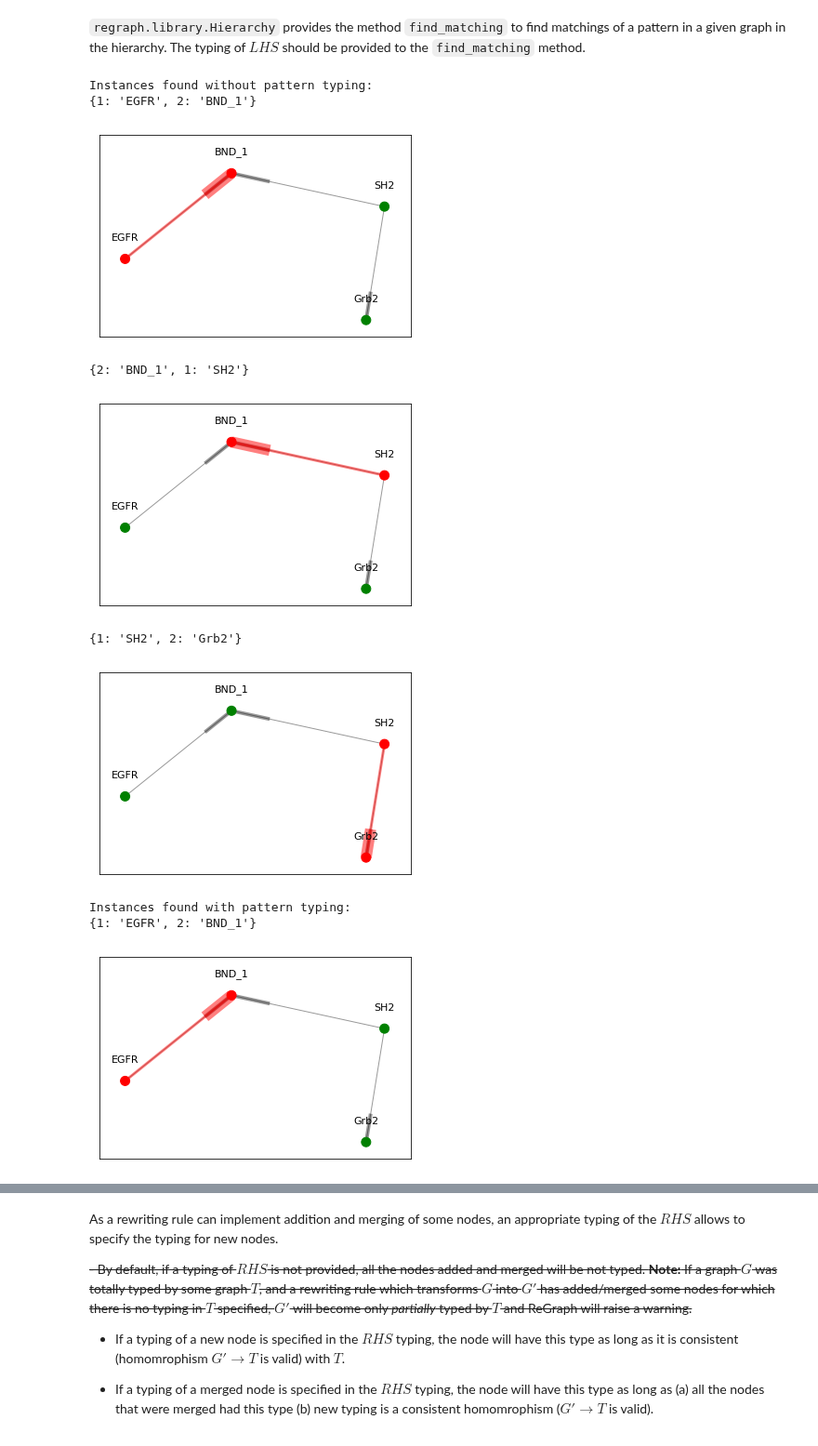
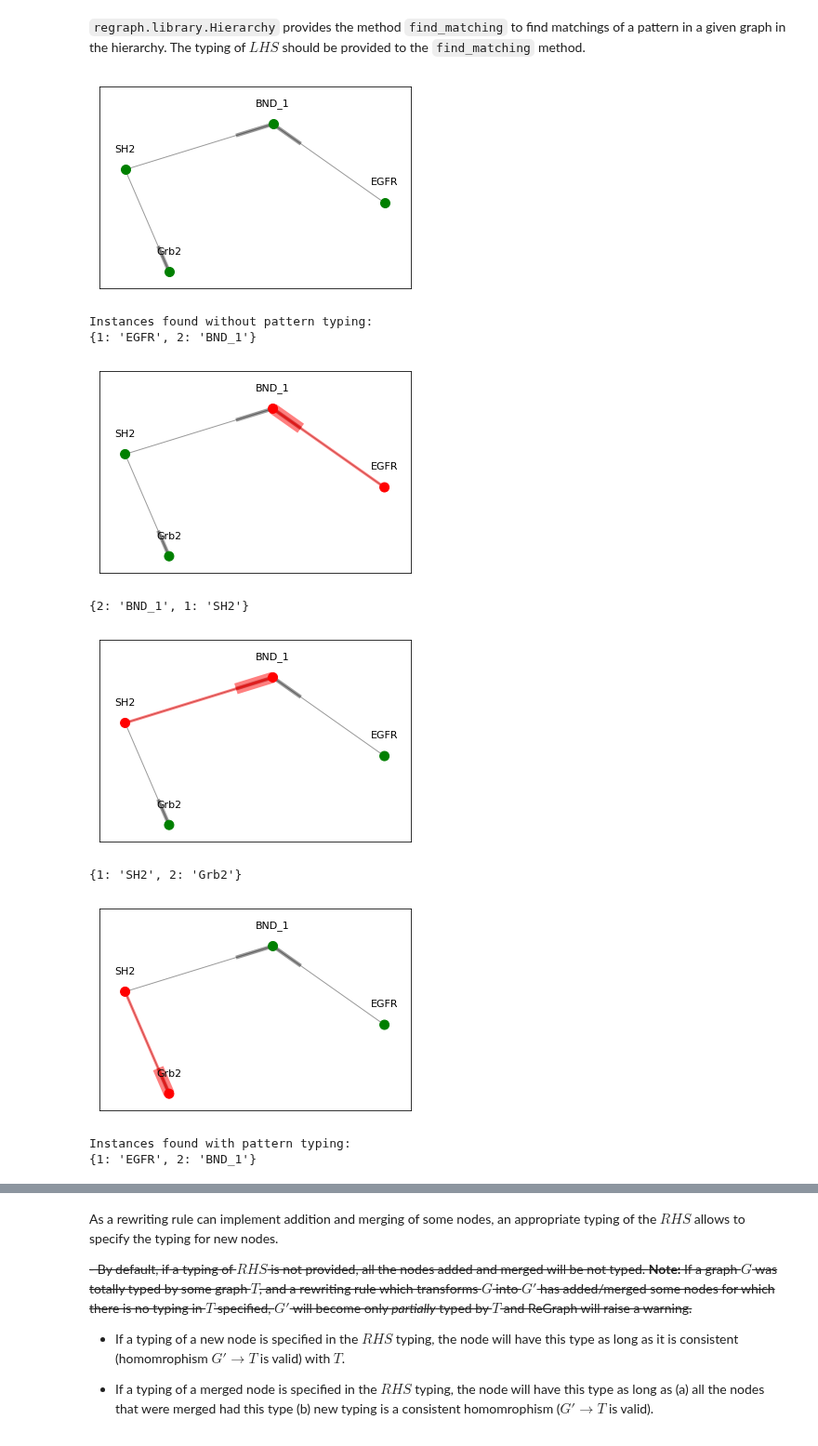
Before and after one commit to Kappa-Dev/ReGraph, a Jupyter notebook: examples/ReGraph_demo.ipynb, the cells around one changed output, grey strips where cells are left out. Shown at 93% size. Cells and saved outputs as stored; diff of their text form; code cells hidden in the pictures.

```diff
--- a/examples/ReGraph_demo.ipynb
+++ b/examples/ReGraph_demo.ipynb
@@ -342,25 +314,27 @@ lhs_typing = {
 # %%
 # Find matching of lhs without lhs_typing
 instances_untyped = simple_hierarchy.find_matching("G_prime", lhs)
+pos = plot_graph(simple_hierarchy.node["G_prime"].graph)
+
 print("Instances found without pattern typing:")
 for instance in instances_untyped:
     print(instance)
     plot_instance(simple_hierarchy.node["G_prime"].graph, lhs, instance, pos=pos)
 
 # Find matching of lhs with lhs_typing
 instances = simple_hierarchy.find_matching("G_prime", lhs, lhs_typing)
 print("\n\nInstances found with pattern typing:")
 for instance in instances:
     print(instance)
     plot_instance(simple_hierarchy.node["G_prime"].graph, lhs, instance, pos=pos)
 # %% [output]
+[figure, new version]
 Instances found without pattern typing:
 {1: 'EGFR', 2: 'BND_1'}
-[figure, old version]
+[figure, new version]
 {2: 'BND_1', 1: 'SH2'}
-[figure, old version]
+[figure, new version]
 {1: 'SH2', 2: 'Grb2'}
-[figure, old version]
+[figure, new version]
 Instances found with pattern typing:
 {1: 'EGFR', 2: 'BND_1'}
-[figure, old version]
```
Also changed, not shown: parts of 28 cells of this notebook, 4 other files.
